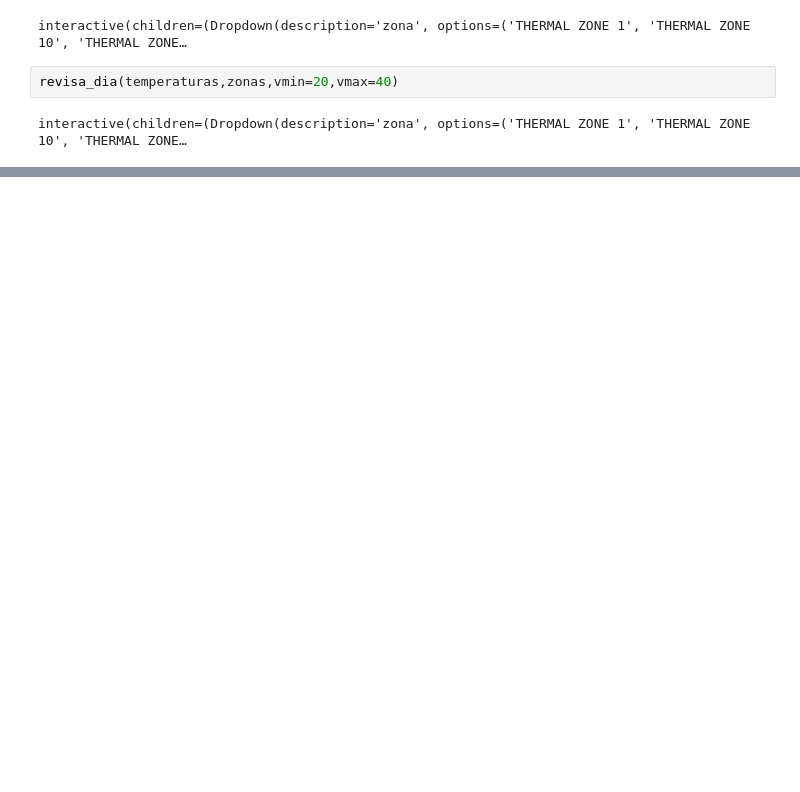
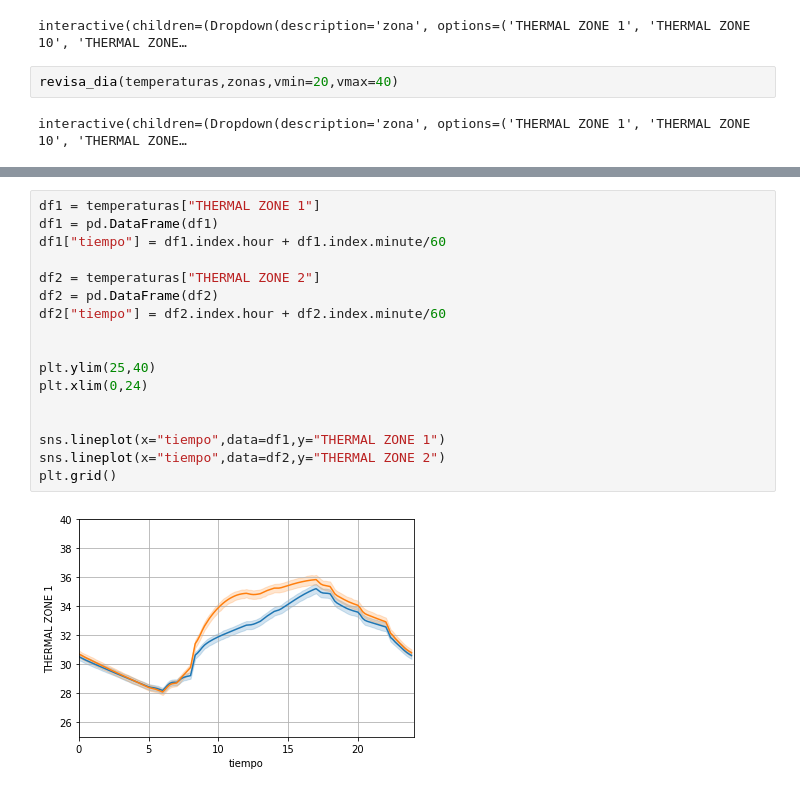
Before and after one commit to AltamarMx/review_simulation, a Jupyter notebook: notebooks/Analisis_nAC.ipynb, the cells around one changed output, grey strips where cells are left out. Cells and saved outputs as stored; diff of their text form; blank space fills up the shorter version.

```diff
--- a/notebooks/Analisis_nAC.ipynb
+++ b/notebooks/Analisis_nAC.ipynb
@@ -140,0 +159,19 @@ interactive(children=(Dropdown(description='zona', options=('THERMAL ZONE 1', 'T
+# %%
+df1 = temperaturas["THERMAL ZONE 1"]
+df1 = pd.DataFrame(df1)
+df1["tiempo"] = df1.index.hour + df1.index.minute/60
+
+df2 = temperaturas["THERMAL ZONE 2"]
+df2 = pd.DataFrame(df2)
+df2["tiempo"] = df2.index.hour + df2.index.minute/60
+
+
+plt.ylim(25,40)
+plt.xlim(0,24)
+
+
+sns.lineplot(x="tiempo",data=df1,y="THERMAL ZONE 1")
+sns.lineplot(x="tiempo",data=df2,y="THERMAL ZONE 2")
+plt.grid()
+# %% [output]
+[figure, added]
```
Also changed, not shown: parts of 6 cells of this notebook.
